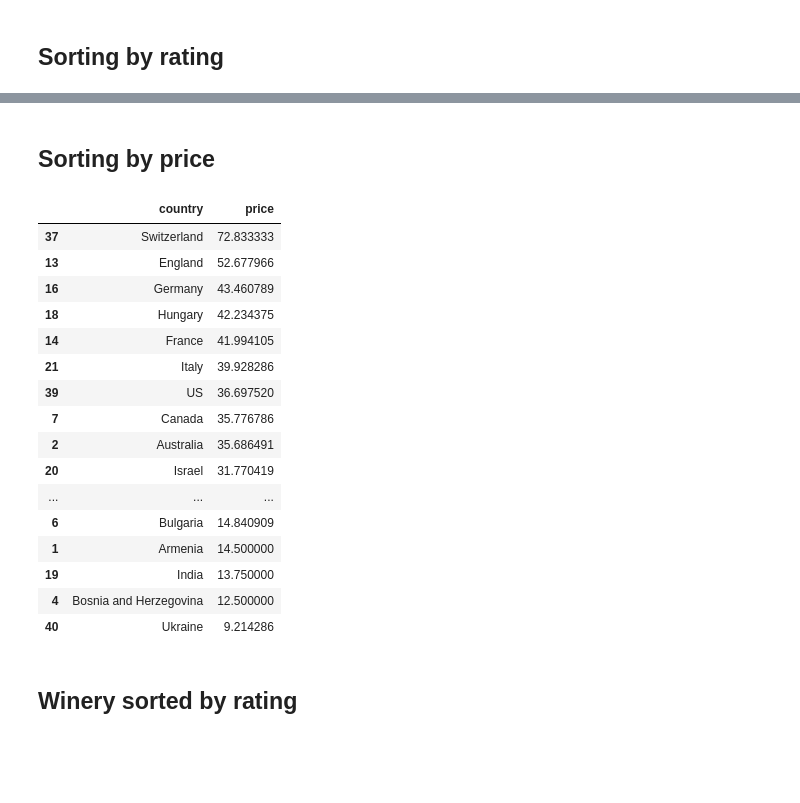
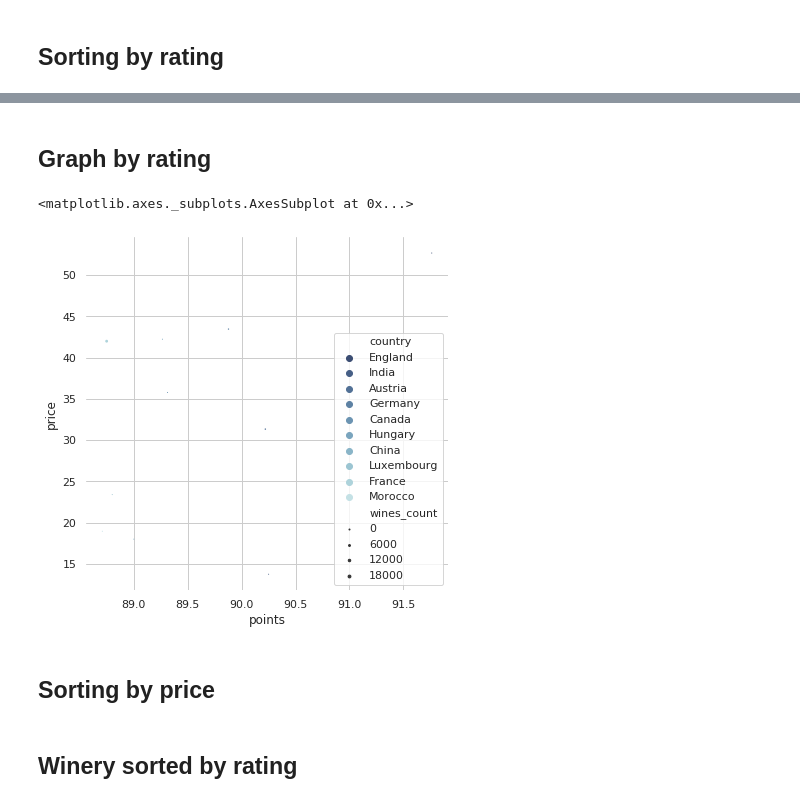
Before and after one commit to SergeyTrubnikov/wine_analysis, a Jupyter notebook: wine_analysis.ipynb, the cells around one changed output, grey strips where cells are left out. Cells and saved outputs as stored; diff of their text form; code cells hidden in the pictures; blank space fills up the shorter version.

```diff
--- a/wine_analysis.ipynb
+++ b/wine_analysis.ipynb
@@ -19,4 +47,8 @@ wine_df = pd.read_csv(wine_file, sep=",")
+# %%
+wines_sorted_by_country = wine_df.sort_values(by="country")
 # %%
-wine_sorted_by_rating = wine_df.groupby("country", as_index=False)["country", "points"].agg(np.mean)
+wines_sorted_by_country = wines_sorted_by_country.groupby("country", as_index=False)["points", "price"].mean()
+# %%
+wines_sorted_by_country["wines_count"] = countries["country_count"]
 # %%
-wine_sorted_by_rating = wine_sorted_by_rating.sort_values(by="points", ascending=False)
+wines_sorted_by_country = wines_sorted_by_country.sort_values(by="points", ascending=False).head(10)
@@ -43,3 +69,22 @@ wine_sorted_by_rating
+# %% [markdown]
+## Graph by rating
+# %%
+sns.set(style="whitegrid")
+
+# Draw a scatter plot while assigning point colors and sizes to different
+# variables in the dataset
+f, ax = plt.subplots(figsize=(6.5, 6.5))
+sns.despine(f, left=True, bottom=True)
+clarity_ranking = list(wines_sorted_by_country["country"])
+sns.scatterplot(x="points", y="price",
+                hue="country", size="wines_count",
+                palette="ch:r=-.2,d=.3_r",
+                hue_order=clarity_ranking,
+                sizes=(1, 8), linewidth=0,
+                data=wines_sorted_by_country, ax=ax)
+# %% [output]
+<matplotlib.axes._subplots.AxesSubplot at 0x...>
+[figure, added]
 # %% [markdown]
 ## Sorting by price
 # %%
@@ -47,22 +92,2 @@ wine_sorted_by_price = wine_df.groupby("country", as_index=False)["country", "pr
 # %%
 wine_sorted_by_price = wine_sorted_by_price.sort_values(by="price", ascending=False)
-# %%
-wine_sorted_by_price
-# %% [output]
-|  | country | price |
-| 37 | Switzerland | 72.833333 |
-| 13 | England | 52.677966 |
-| 16 | Germany | 43.460789 |
-| 18 | Hungary | 42.234375 |
-| 14 | France | 41.994105 |
-| 21 | Italy | 39.928286 |
-| 39 | US | 36.697520 |
-| 7 | Canada | 35.776786 |
-| 2 | Australia | 35.686491 |
-| 20 | Israel | 31.770419 |
-| ... | ... | ... |
-| 6 | Bulgaria | 14.840909 |
-| 1 | Armenia | 14.500000 |
-| 19 | India | 13.750000 |
-| 4 | Bosnia and Herzegovina | 12.500000 |
-| 40 | Ukraine | 9.214286 |
```
Also changed, not shown: parts of 26 cells of this notebook.
